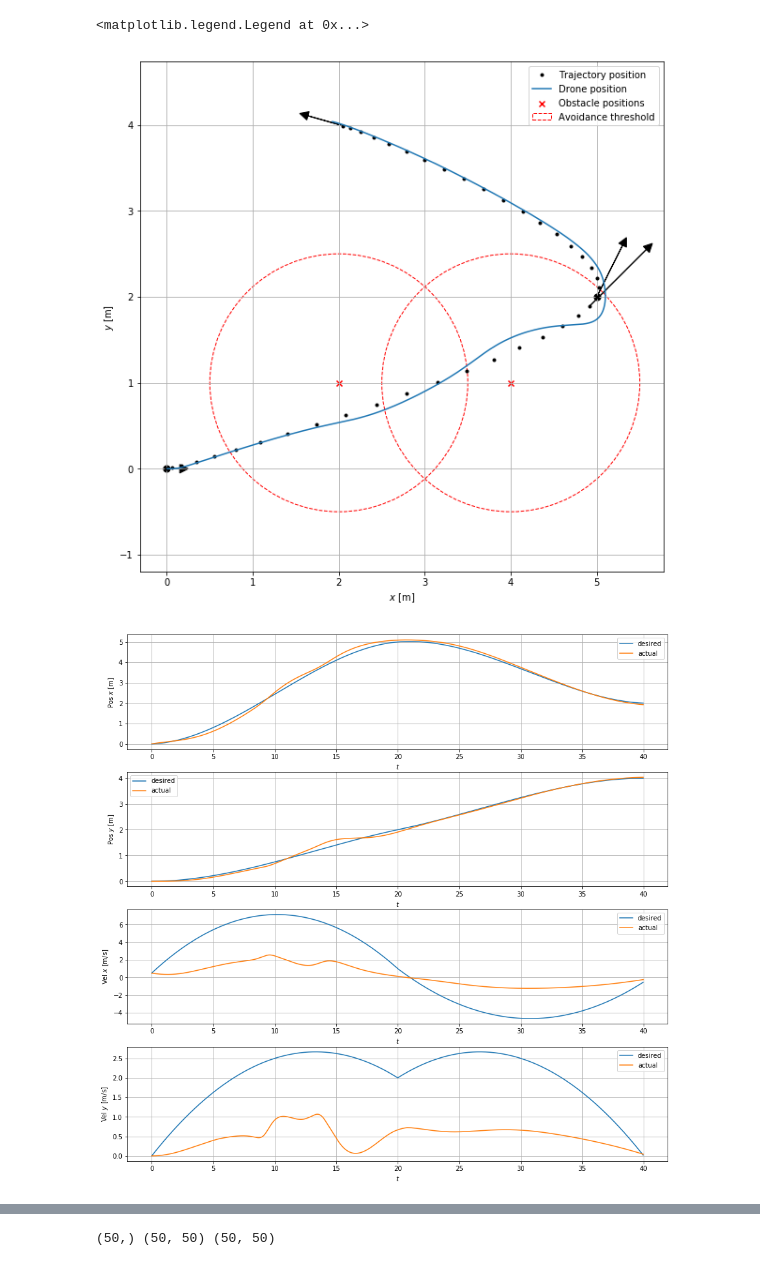
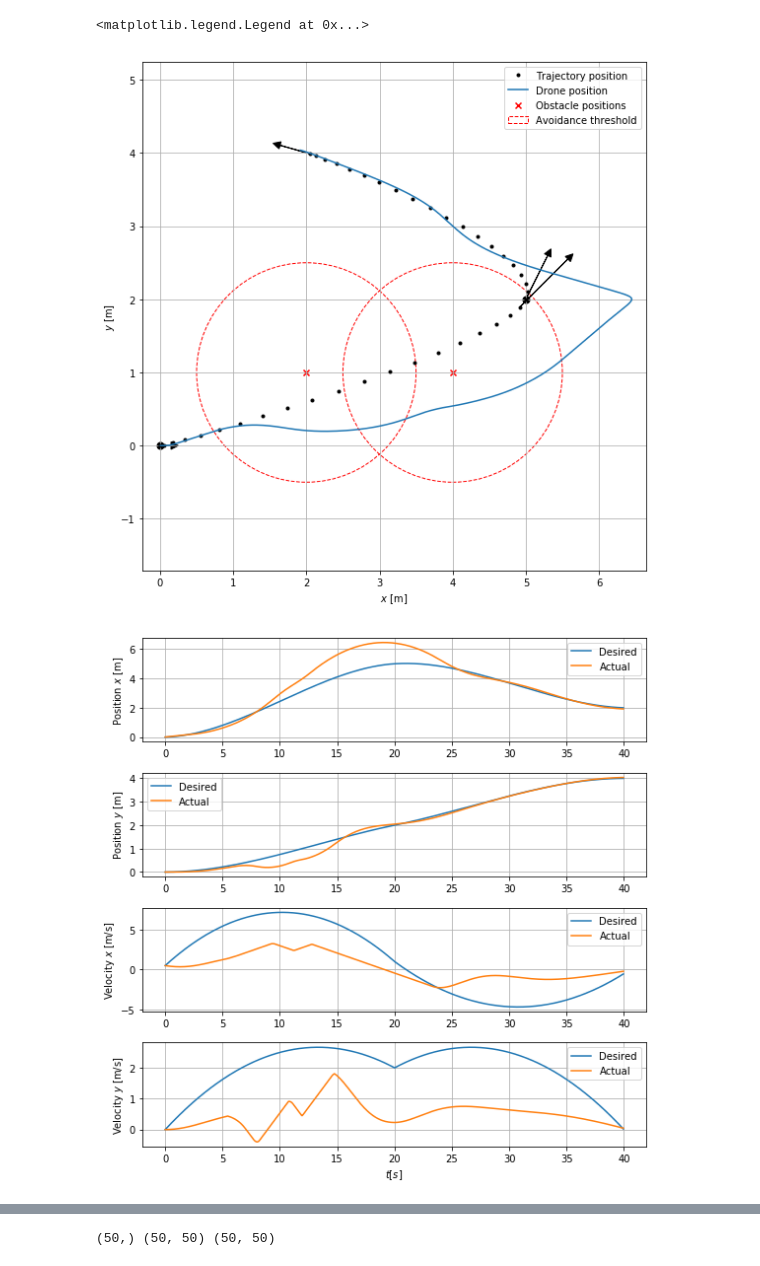
Before and after one commit to 3zuli/drone_trajectory_notebooks, a Jupyter notebook: hermite_new.ipynb, the cells around one changed output, grey strips where cells are left out. Drawn from its saved outputs; the diff is of its cells as text; code cells hidden in the pictures.

Commit message:
Plots for paper

```diff
--- a/hermite_new.ipynb
+++ b/hermite_new.ipynb
@@ -226,7 +226,7 @@ r_obstacle = 1.5 # Obstacle avoidance radius
 
 # Create the drone simulator object with parameters
 drone = Drone(origin, origin_vel, hst, obstacles, sim_duration, dt,
-              setpoint_gain=5.0, velocity_gain=2.0, velocity_ff_gain=0.25, obstacle_gain=1.0,
+              setpoint_gain=5.0, velocity_gain=2.0, velocity_ff_gain=0.25, obstacle_gain=10.0,
               max_vel=5.0, max_accel=2.5,
               r_obstacle=r_obstacle)
 drone.simulate()
@@ -237,8 +237,10 @@ print(drone.x.shape, drone.v.shape)
 print(drone.x_traj.shape, drone.v_traj.shape)
 
 #### Plots
-figsize = (10, 10)
+figsize = (8, 8)
 vscale = 0.3
+save_pdf = False
+
 # XY view
 plt.figure(figsize=figsize)
 # Plot individual HSpline segments
@@ -271,49 +273,64 @@ plt.ylabel('$y$ [m]')
 plt.legend(handles=[h_hspline, h_dronepos, h_obstacles, h_avoidance],
            labels=['Trajectory position',
                    'Drone position',
                    'Obstacle positions',
                    'Avoidance threshold'])
+plt.tight_layout()
+if save_pdf: savefig("plots/avoidance_xy")
 
-plt.figure(figsize=(15,15))
+
+plt.figure(figsize=(8,8))
 plt.subplot(411)
 plt.grid(True)
-plt.plot(drone.t, drone.x_traj[:, 0], label='desired')
-plt.plot(drone.t, drone.x[:, 0], label='actual')
-plt.xlabel('$t$')
-plt.ylabel('Pos $x$ [m]')
+plt.plot(drone.t, drone.x_traj[:, 0], label='Desired')
+plt.plot(drone.t, drone.x[:, 0], label='Actual')
+# plt.xlabel('$t$')
+plt.ylabel('Position $x$ [m]')
 plt.legend()
 
 plt.subplot(412)
 plt.grid(True)
-plt.plot(drone.t, drone.x_traj[:, 1], label='desired')
-plt.plot(drone.t, drone.x[:, 1], label='actual')
-plt.xlabel('$t$')
-plt.ylabel('Pos $y$ [m]')
+plt.plot(drone.t, drone.x_traj[:, 1], label='Desired')
+plt.plot(drone.t, drone.x[:, 1], label='Actual')
+# plt.xlabel('$t$')
+plt.ylabel('Position $y$ [m]')
 plt.legend()
 
 plt.subplot(413)
 plt.grid(True)
-plt.plot(drone.t, drone.v_traj[:, 0], label='desired')
-plt.plot(drone.t, drone.v[:, 0], label='actual')
-plt.xlabel('$t$')
-plt.ylabel('Vel $x$ [m/s]')
+plt.plot(drone.t, drone.v_traj[:, 0], label='Desired')
+plt.plot(drone.t, drone.v[:, 0], label='Actual')
+# plt.xlabel('$t$')
+plt.ylabel('Velocity $x$ [m/s]')
 plt.legend()
 
 plt.subplot(414)
 plt.grid(True)
-plt.plot(drone.t, drone.v_traj[:, 1], label='desired')
-plt.plot(drone.t, drone.v[:, 1], label='actual')
-plt.xlabel('$t$')
-plt.ylabel('Vel $y$ [m/s]')
+plt.plot(drone.t, drone.v_traj[:, 1], label='Desired')
+plt.plot(drone.t, drone.v[:, 1], label='Actual')
+plt.xlabel('$t [s]$')
+plt.ylabel('Velocity $y$ [m/s]')
 plt.legend()
+plt.tight_layout()
+if save_pdf: savefig("plots/avoidance_t")
+
+# Acceleration control input
+plt.figure(figsize=(8,4))
+plt.grid(True)
+plt.plot(drone.t, drone.a[:, 0], label='$x$')
+plt.plot(drone.t, drone.a[:, 1], label='$y$')
+plt.plot(drone.t, drone.a[:, 2], label='$z$')
+# plt.xlabel('$t$')
+plt.ylabel('Acceleration $u$ [$m/s^2$]')
+plt.legend()
 # %% [output]
 0: origin=[0 0 0], origin_vel=[0.5 0.  0. ], dest=[5 2 0], dest_vel=[1 2 0], duration=20, dt=0.05 0
 1: origin=[5 2 0], origin_vel=[1 2 0], dest=[2 4 0], dest_vel=[-0.5  0.   0. ], duration=20, dt=0.05 20
 (800,)
 (800, 3) (800, 3)
 (800, 3) (800, 3)
 (20,) (20, 3) (20, 3)
 (20,) (20, 3) (20, 3)
 <matplotlib.legend.Legend at 0x...>
-[figure, old version]
+[figure, new version]
-[figure, old version]
+[figure, new version]
```
Also changed, not shown: parts of 1 cell of this notebook.
